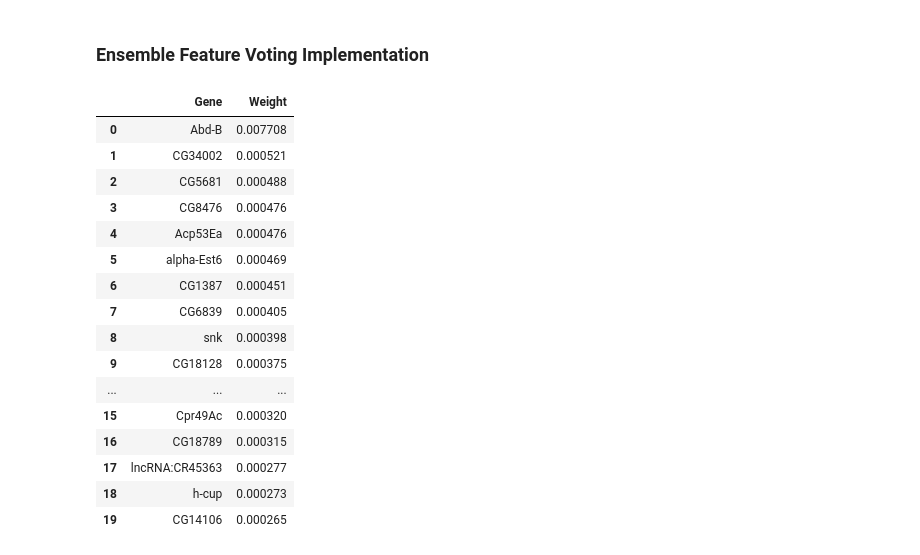
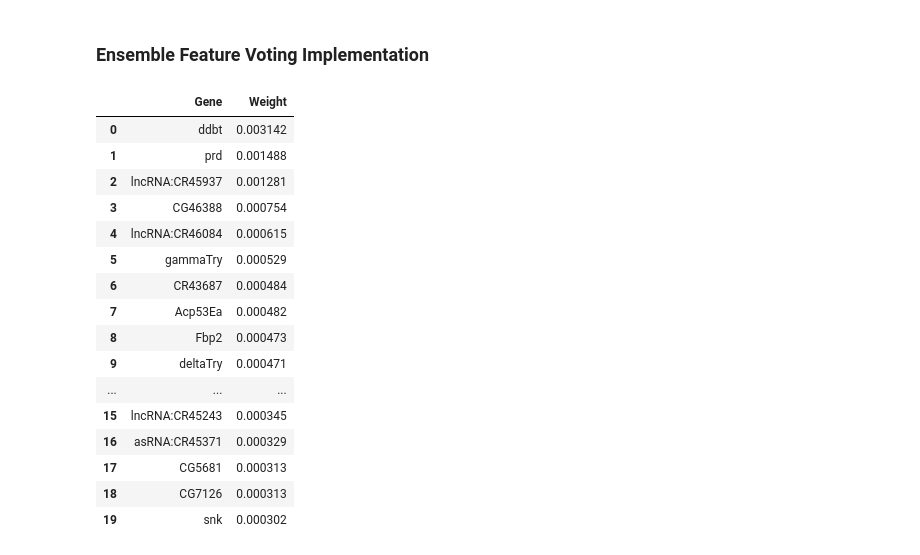
Before and after one commit to rohinsood/osdr-capstone-project, a Jupyter notebook: FeatureVoting.ipynb, the cells around one changed output. Drawn from its saved outputs; the diff is of its cells as text; code cells hidden in the pictures.

```diff
--- a/FeatureVoting.ipynb
+++ b/FeatureVoting.ipynb
@@ -34,3 +31,0 @@ dict_str = str(dict(ast.literal_eval(tuple_val)))
-# %%
-repo_df.at[4, "SHAP Values"] = dict_str
-repo_df
@@ -95,50 +79,65 @@ dtype: float64
 # %% [markdown]
 ### Ensemble Feature Voting Implementation
 # %%
+from collections import defaultdict
 import pandas as pd
 import ast
-from collections import defaultdict
 
+# Create dictionaries to store feature importance and frequency
 feature_importance = defaultdict(float)
+feature_frequency = defaultdict(float)
 
+# Loop through the DataFrame and calculate importance
 for index, row in repo_df.iterrows():
-    shap_values = row['SHAP Values']
+    shap_values = row['Sorted Shap Values']
 
-    # Convert SHAP values from string to actual data type
+    # Convert SHAP values from string to dictionary
     shap_values = ast.literal_eval(shap_values)
+    rmse = row['RMSE']
+    r2 = row['R2']
 
-    rmse = row['RMSE']
+    # Weight adjustment by (1 + R²) to emphasize models with higher R² values
+    weight_adjustment = (1 + r2)  # Adding 1 to ensure the weight increases with higher R²
 
-    # Normalize RMSE (lower RMSE = higher importance weight)
-    rmse_weight = 1 / rmse
+    for feature, shap_value in shap_values.items():
+        if shap_value != 0:  # Only consider non-zero SHAP values
+            # Update the feature importance based on SHAP values and R² weight
+            feature_importance[feature] += shap_value * weight_adjustment
 
-    # Iterate over the SHAP values of selected features
-    for feature, shap_value in shap_values.items():
-        # Update the feature importance by considering RMSE and SHAP values
-        feature_importance[feature] += shap_value * rmse_weight
+            # Increment the frequency for the feature, weighted by the model's RMSE and R²
+            feature_frequency[feature] += (1 / rmse) * weight_adjustment  # Lower RMSE increases frequency weight
 
-# Sort features by their importance scores
+# Adjust final importance by multiplying by the RMSE and R²-weighted frequency
+for feature in feature_importance:
+    feature_importance[feature] *= feature_frequency[feature]
+
+# Sort features by their adjusted importance scores
 sorted_features = sorted(feature_importance.items(), key=lambda item: item[1], reverse=True)
 
-# Create a dataframe with the sorted features
+# Create a DataFrame for the top 20 features
 df_sorted_features = pd.DataFrame(sorted_features, columns=['Gene', 'Weight'])
 
-df_sorted_features[:20]
+# Display the top 20 important features
+df_sorted_features.head(20)
+
+df_sorted_features.to_csv("data/results/n3000_th_feature_importance.csv", index=False)
-# %% [output]
-|  | Gene | Weight |
-| 0 | Abd-B | 0.007708 |
-| 1 | CG34002 | 0.000521 |
-| 2 | CG5681 | 0.000488 |
-| 3 | CG8476 | 0.000476 |
-| 4 | Acp53Ea | 0.000476 |
-| 5 | alpha-Est6 | 0.000469 |
-| 6 | CG1387 | 0.000451 |
-| 7 | CG6839 | 0.000405 |
-| 8 | snk | 0.000398 |
-| 9 | CG18128 | 0.000375 |
-| ... | ... | ... |
-| 15 | Cpr49Ac | 0.000320 |
-| 16 | CG18789 | 0.000315 |
-| 17 | lncRNA:CR45363 | 0.000277 |
-| 18 | h-cup | 0.000273 |
-| 19 | CG14106 | 0.000265 |
+# %%
+df_sorted_features.head(20)
+# %% [output]
+|  | Gene | Weight |
+| 0 | ddbt | 0.003142 |
+| 1 | prd | 0.001488 |
+| 2 | lncRNA:CR45937 | 0.001281 |
+| 3 | CG46388 | 0.000754 |
+| 4 | lncRNA:CR46084 | 0.000615 |
+| 5 | gammaTry | 0.000529 |
+| 6 | CR43687 | 0.000484 |
+| 7 | Acp53Ea | 0.000482 |
+| 8 | Fbp2 | 0.000473 |
+| 9 | deltaTry | 0.000471 |
+| ... | ... | ... |
+| 15 | lncRNA:CR45243 | 0.000345 |
+| 16 | asRNA:CR45371 | 0.000329 |
+| 17 | CG5681 | 0.000313 |
+| 18 | CG7126 | 0.000313 |
+| 19 | snk | 0.000302 |
```
Also changed, not shown: parts of 12 cells of this notebook, 6 other files.
